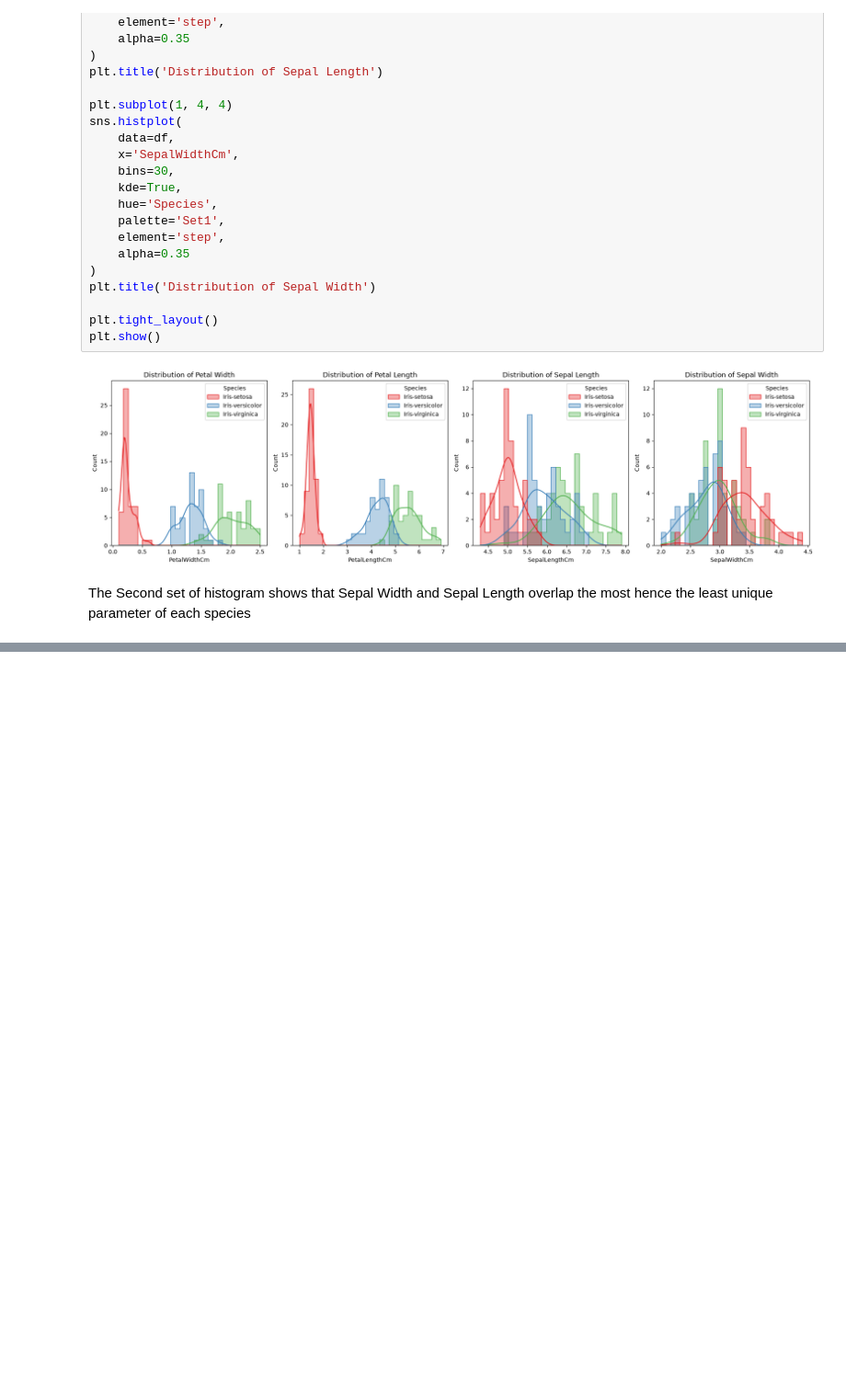
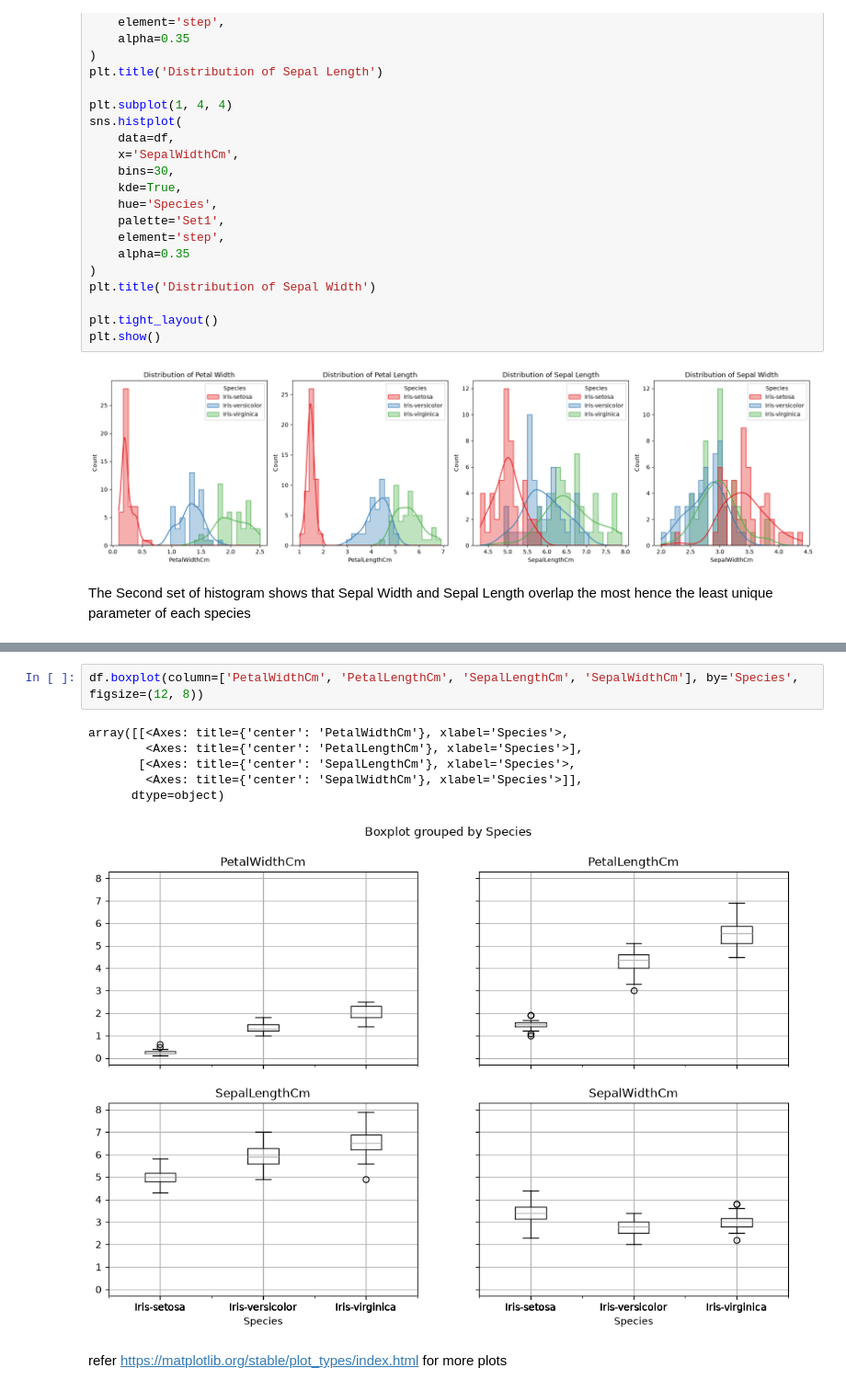
Before and after one commit to swrjs/iris-analysis, a Jupyter notebook: eda/2univariate_analysis.ipynb, the cells around one changed output, grey strips where cells are left out. Shown at 92% size. Drawn from its saved outputs; the diff is of its cells as text; blank space fills up the shorter version.

```diff
--- a/eda/2univariate_analysis.ipynb
+++ b/eda/2univariate_analysis.ipynb
@@ -104,0 +125,11 @@ The Second set of histogram shows that Sepal Width and Sepal Length overlap the
+# %%
+df.boxplot(column=['PetalWidthCm', 'PetalLengthCm', 'SepalLengthCm', 'SepalWidthCm'], by='Species', figsize=(12, 8))
+# %% [output]
+array([[<Axes: title={'center': 'PetalWidthCm'}, xlabel='Species'>,
+        <Axes: title={'center': 'PetalLengthCm'}, xlabel='Species'>],
+       [<Axes: title={'center': 'SepalLengthCm'}, xlabel='Species'>,
+        <Axes: title={'center': 'SepalWidthCm'}, xlabel='Species'>]],
+      dtype=object)
+[figure, added]
+# %% [markdown]
+refer https://matplotlib.org/stable/plot_types/index.html for more plots
```
Also changed, not shown: parts of 7 cells of this notebook, 6 other files.
